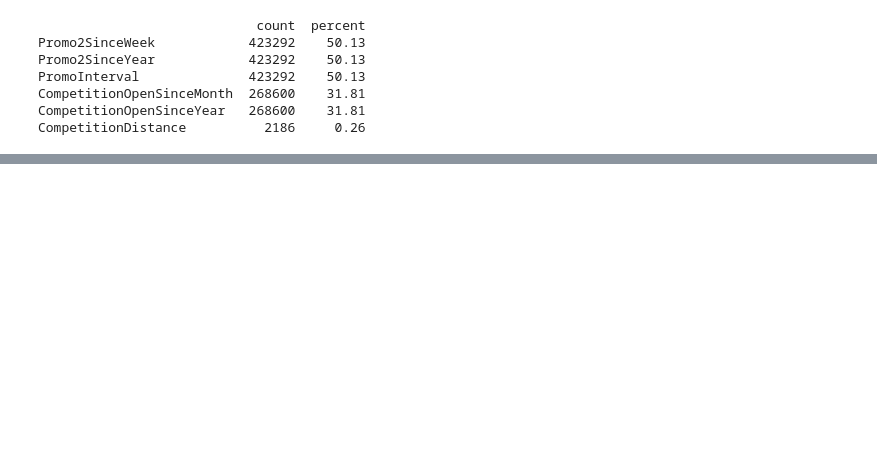
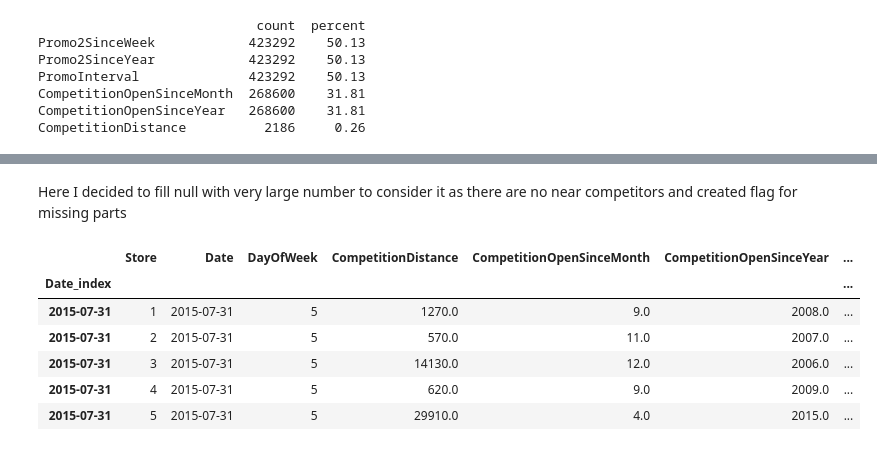
Before and after one commit to mohamedseif-10/Sales-Forecasting, a Jupyter notebook: Notebooks/Data_cleaning.ipynb, the cells around one changed output, grey strips where cells are left out. Cells and saved outputs as stored; diff of their text form; code cells hidden in the pictures; blank space fills up the shorter version.

```diff
--- a/Notebooks/Data_cleaning.ipynb
+++ b/Notebooks/Data_cleaning.ipynb
@@ -275,0 +348,17 @@ CompetitionDistance          2186     0.26
+# %%
+data["PromoInterval"] = data["PromoInterval"].cat.add_categories("None")
+data["PromoInterval"] = data["PromoInterval"].fillna("None")
+data["Promo2SinceWeek"] = data["Promo2SinceWeek"].fillna(0)
+data["Promo2SinceYear"] = data["Promo2SinceYear"].fillna(0)
+# %% [markdown]
+Here I decided to fill null with very large number to consider it as there are no near competitors and created flag for missing parts
+# %%
+data.head()
+# %% [output]
+|  | Store | Date | DayOfWeek | CompetitionDistance | CompetitionOpenSinceMonth | CompetitionOpenSinceYear | ... |
+| Date_index |  |  |  |  |  |  | ... |
+| 2015-07-31 | 1 | 2015-07-31 | 5 | 1270.0 | 9.0 | 2008.0 | ... |
+| 2015-07-31 | 2 | 2015-07-31 | 5 | 570.0 | 11.0 | 2007.0 | ... |
+| 2015-07-31 | 3 | 2015-07-31 | 5 | 14130.0 | 12.0 | 2006.0 | ... |
+| 2015-07-31 | 4 | 2015-07-31 | 5 | 620.0 | 9.0 | 2009.0 | ... |
+| 2015-07-31 | 5 | 2015-07-31 | 5 | 29910.0 | 4.0 | 2015.0 | ... |
```
Also changed, not shown: parts of 21 cells of this notebook, 2 other files.
